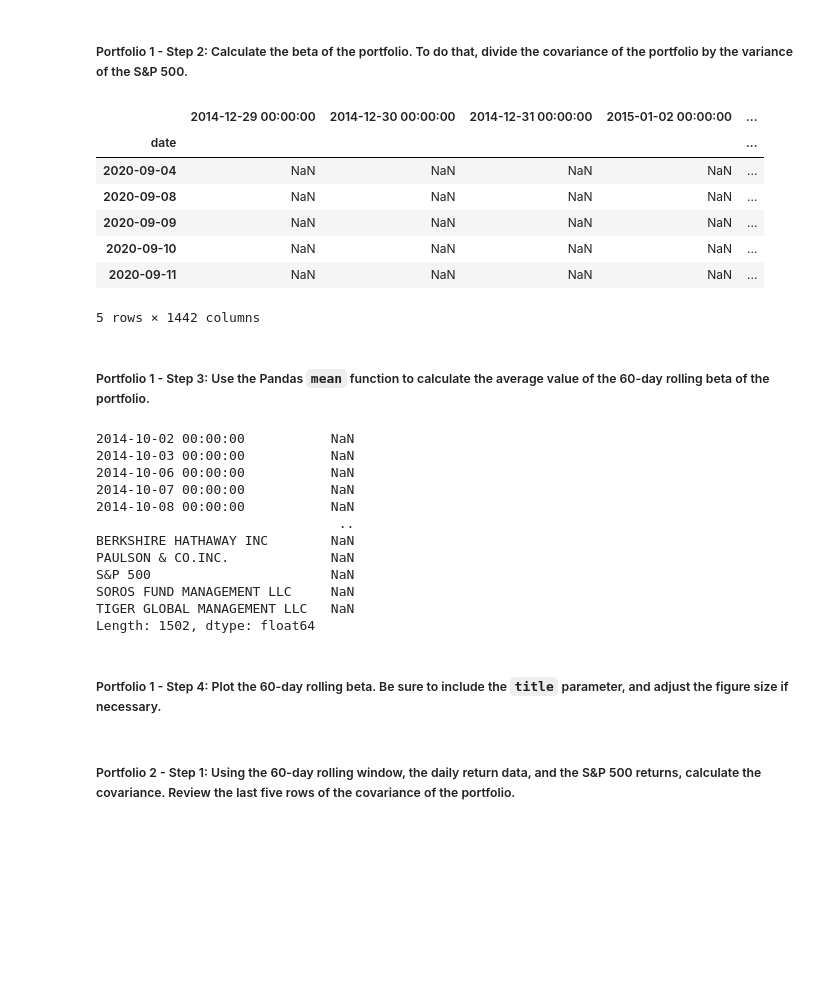
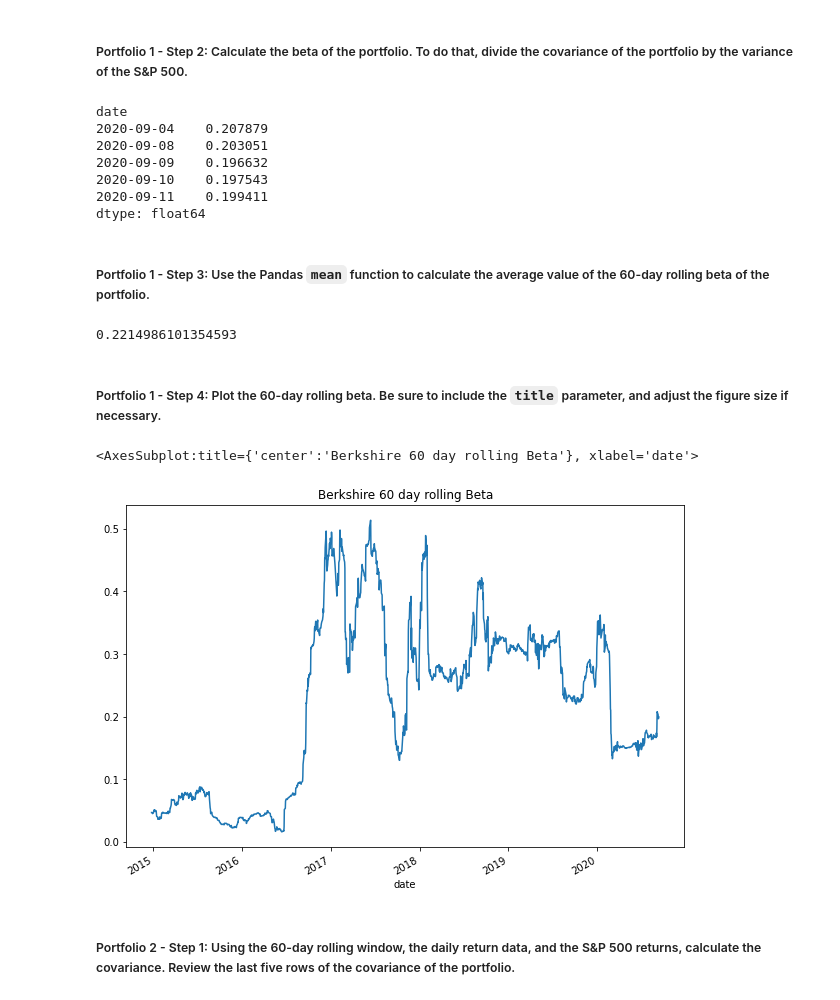
Before and after one commit to JL7788/Risk-Return-Analysis, a Jupyter notebook: risk_return_analysis.ipynb, the cells around one changed output. Saved outputs shown, nothing was run; the diff lists cells and outputs as text; code cells hidden in the pictures; blank space fills up the shorter version.

```diff
--- a/risk_return_analysis.ipynb
+++ b/risk_return_analysis.ipynb
@@ -438,8 +426,4 @@ Name: S&P 500, dtype: float64
 # Review the last five rows of the covariance data
 # YOUR CODE HERE
 
-Sixtyday_rolling_cov = daily_returns_whale.rolling(window=60).cov(daily_returns_whale['S&P 500'])
-
-Sixtyday_rolling_cov1 = Sixtyday_rolling_cov.pct_change().dropna()
-
-Sixtyday_rolling_cov.tail()
+Sixtyday_rolling_cov_BH = daily_returns_whale['BERKSHIRE HATHAWAY INC'].rolling(window=60).cov(daily_returns_whale['S&P 500'])
@@ -458,43 +434,36 @@ Sixtyday_rolling_cov.tail()
 # Review the last five rows of the beta information
 # YOUR CODE HERE
 
-Beta = Sixtyday_rolling_cov1 / SandP_rolling_var1
+Berkshire_60_Beta = Sixtyday_rolling_cov_BH / SandP_rolling_var
 
-Beta.tail()
+Berkshire_60_Beta.tail()
 # %% [output]
-|  | 2014-12-29 00:00:00 | 2014-12-30 00:00:00 | 2014-12-31 00:00:00 | 2015-01-02 00:00:00 | ... |
-| date |  |  |  |  | ... |
-| 2020-09-04 | NaN | NaN | NaN | NaN | ... |
-| 2020-09-08 | NaN | NaN | NaN | NaN | ... |
-| 2020-09-09 | NaN | NaN | NaN | NaN | ... |
-| 2020-09-10 | NaN | NaN | NaN | NaN | ... |
-| 2020-09-11 | NaN | NaN | NaN | NaN | ... |
-5 rows × 1442 columns
+date
+2020-09-04    0.207879
+2020-09-08    0.203051
+2020-09-09    0.196632
+2020-09-10    0.197543
+2020-09-11    0.199411
+dtype: float64
 # %% [markdown]
 ##### Portfolio 1 - Step 3: Use the Pandas `mean` function to calculate the average value of the 60-day rolling beta of the portfolio.
 # %%
 # Calculate the average of the 60-day rolling beta
 # YOUR CODE HERE
-Beta.mean()
+Berkshire_60_Beta.mean()
 # %% [output]
-2014-10-02 00:00:00           NaN
-2014-10-03 00:00:00           NaN
-2014-10-06 00:00:00           NaN
-2014-10-07 00:00:00           NaN
-2014-10-08 00:00:00           NaN
-                               ..
-BERKSHIRE HATHAWAY INC        NaN
-PAULSON & CO.INC.             NaN
-S&P 500                       NaN
-SOROS FUND MANAGEMENT LLC     NaN
-TIGER GLOBAL MANAGEMENT LLC   NaN
-Length: 1502, dtype: float64
+0.2214986101354593
 # %% [markdown]
 ##### Portfolio 1 - Step 4: Plot the 60-day rolling beta. Be sure to include the `title` parameter, and adjust the figure size if necessary.
 # %%
 # Plot the rolling beta
 # Include a title parameter and adjust the figure size
 # YOUR CODE HERE
+
+Berkshire_60_Beta.plot(figsize=(10,7), title='Berkshire 60 day rolling Beta')
+# %% [output]
+<AxesSubplot:title={'center':'Berkshire 60 day rolling Beta'}, xlabel='date'>
+[figure, added]
 # %% [markdown]
 ##### Portfolio 2 - Step 1: Using the 60-day rolling window, the daily return data, and the S&P 500 returns, calculate the covariance. Review the last five rows of the covariance of the portfolio.
 # %%
```
Also changed, not shown: parts of 9 cells of this notebook, 1 other file.
